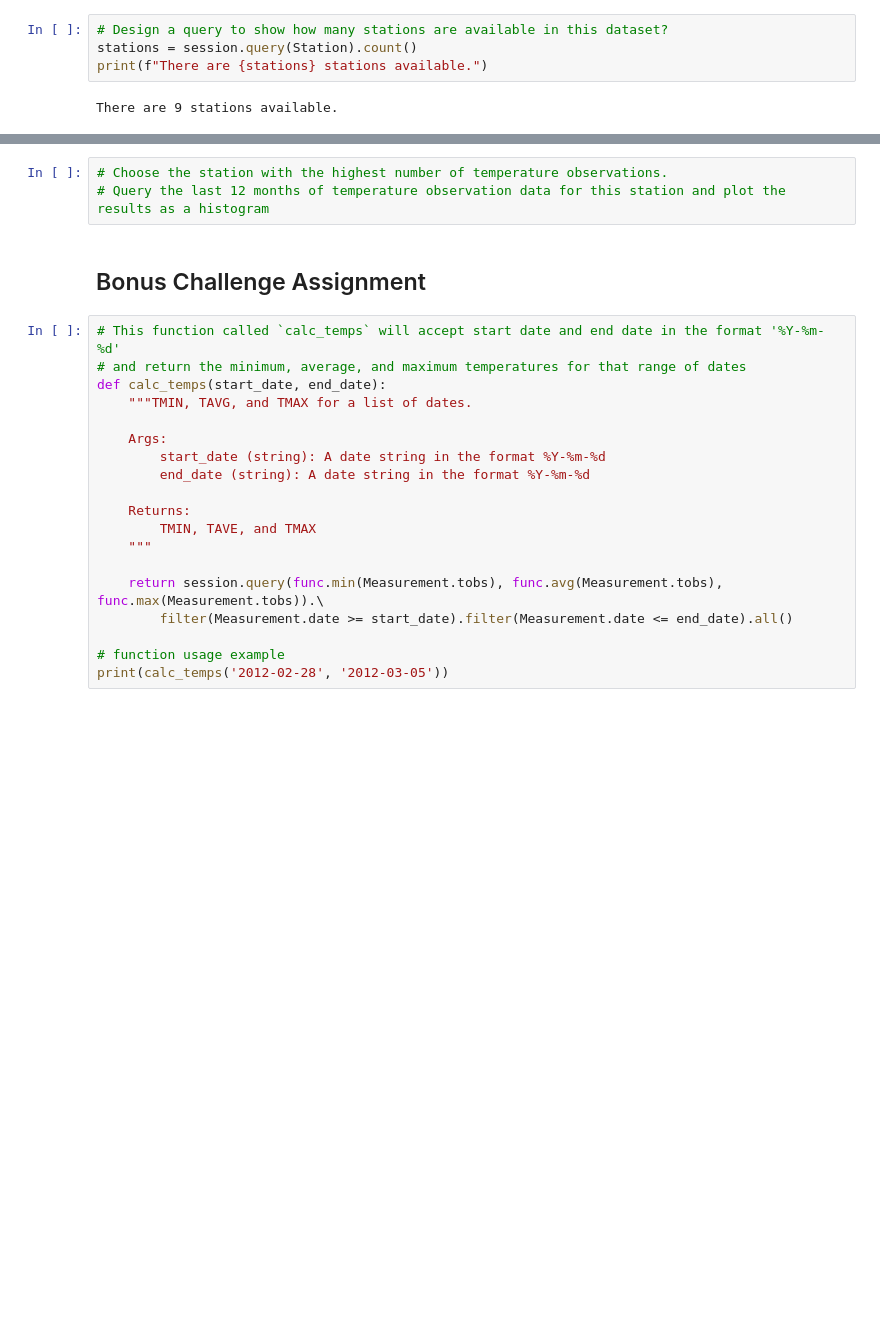
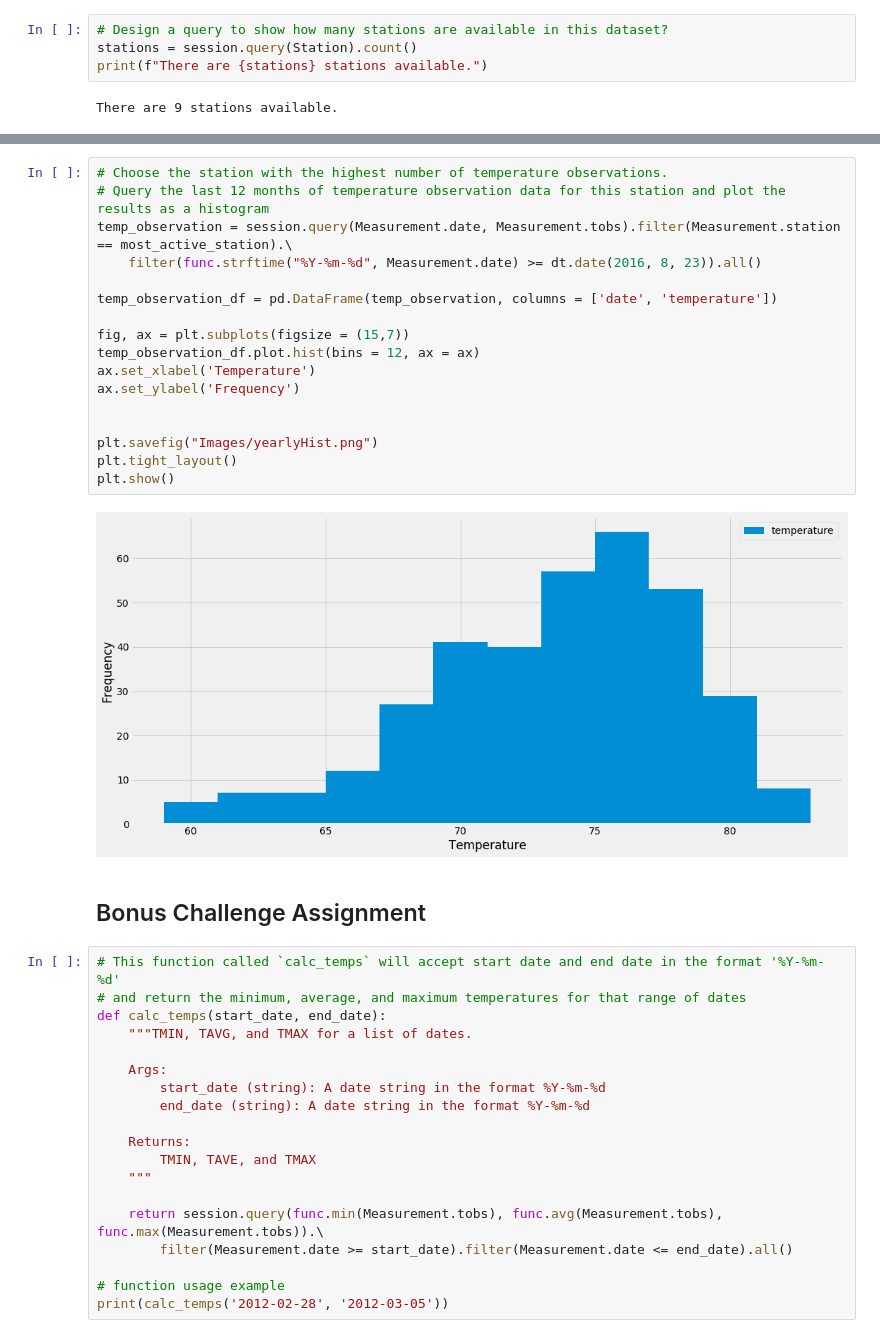
Before and after one commit to TravisDC5/sqlalchemy-challenge, a Jupyter notebook: climate_starter.ipynb, the cells around one changed output, grey strips where cells are left out. Drawn from its saved outputs; the diff is of its cells as text; blank space fills up the shorter version.

```diff
--- a/climate_starter.ipynb
+++ b/climate_starter.ipynb
@@ -96,6 +120,22 @@ There are 9 stations available.
 # %%
 # Choose the station with the highest number of temperature observations.
 # Query the last 12 months of temperature observation data for this station and plot the results as a histogram
+temp_observation = session.query(Measurement.date, Measurement.tobs).filter(Measurement.station == most_active_station).\
+    filter(func.strftime("%Y-%m-%d", Measurement.date) >= dt.date(2016, 8, 23)).all()
+
+temp_observation_df = pd.DataFrame(temp_observation, columns = ['date', 'temperature'])
+
+fig, ax = plt.subplots(figsize = (15,7))
+temp_observation_df.plot.hist(bins = 12, ax = ax)
+ax.set_xlabel('Temperature')
+ax.set_ylabel('Frequency')
+
+
+plt.savefig("Images/yearlyHist.png")
+plt.tight_layout()
+plt.show()
+# %% [output]
+[figure, added]
 # %% [markdown]
 ## Bonus Challenge Assignment
 # %%
```
Also changed, not shown: parts of 4 cells of this notebook, 3 other files.
